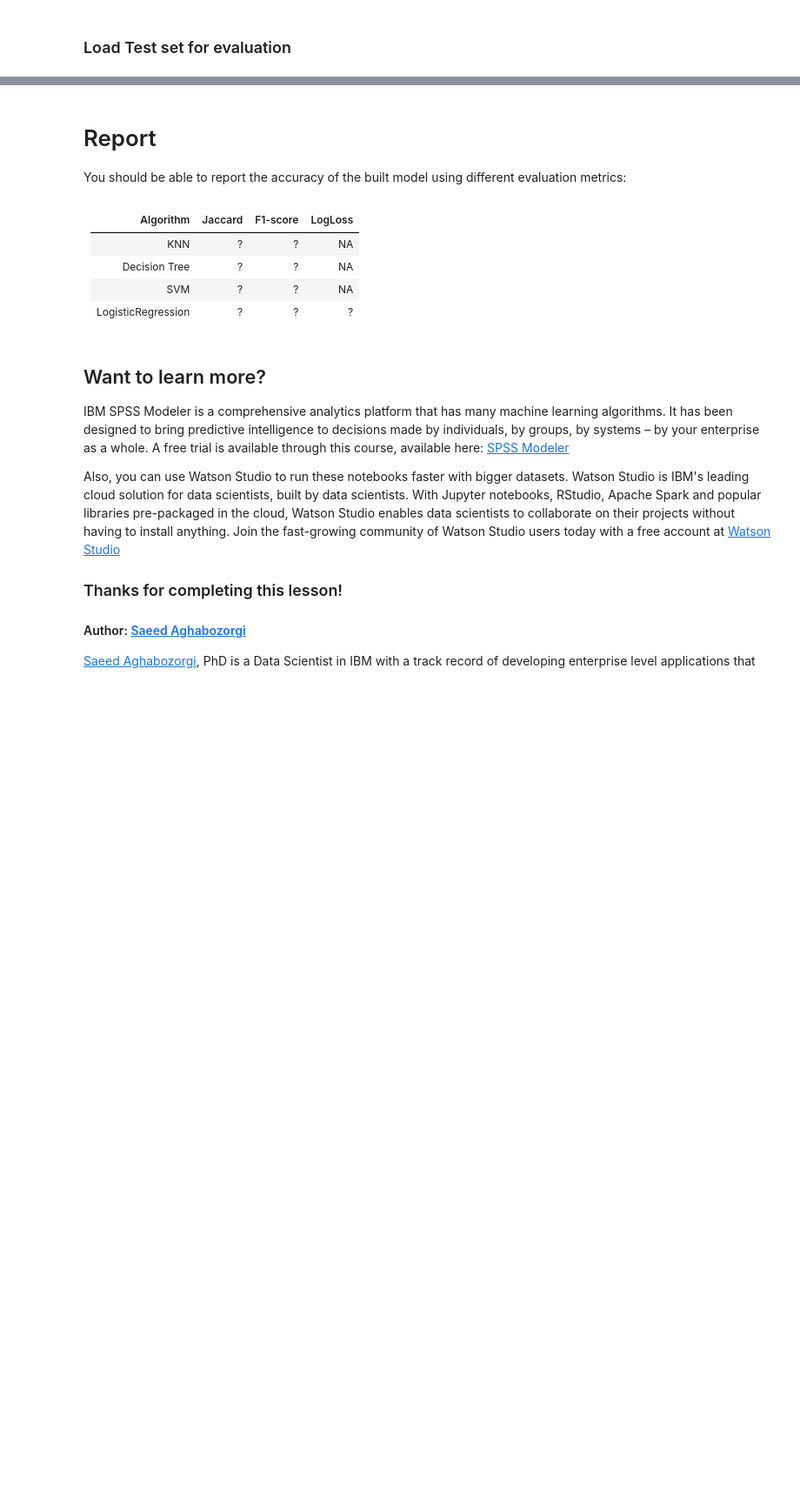
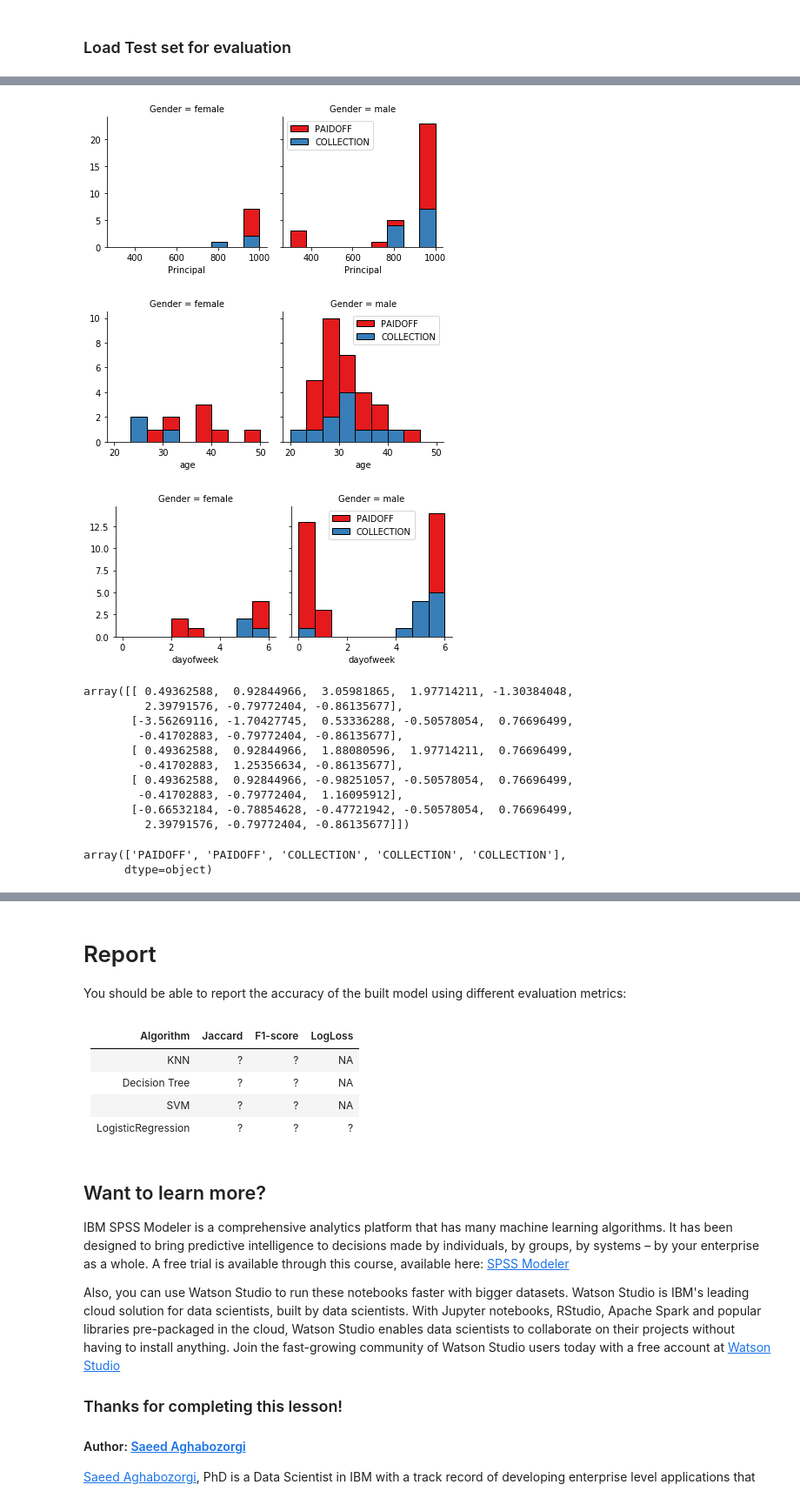
Before and after one commit to luidekakembo/IBM_Coursera_Project, a Jupyter notebook: Data_Science_Notebook.ipynb, the cells around one changed output, grey strips where cells are left out. Shown at 87% size. Drawn from its saved outputs; the diff is of its cells as text; code cells hidden in the pictures; blank space fills up the shorter version.

```diff
--- a/Data_Science_Notebook.ipynb
+++ b/Data_Science_Notebook.ipynb
@@ -331,7 +491,21 @@ test_df['loan_status'].value_counts()
 #Plotting the columns to understand the data better
 import seaborn as sns
 
-#Pre-processing: feature selection/extraction as above
+bins = np.linspace(test_df.Principal.min(), test_df.Principal.max(), 10)
+g = sns.FacetGrid(test_df, col="Gender", hue="loan_status", palette="Set1", col_wrap=2)
+g.map(plt.hist, 'Principal', bins=bins, ec="k")
+
+g.axes[-1].legend()
+plt.show()
+
+bins = np.linspace(test_df.age.min(), test_df.age.max(), 10)
+g = sns.FacetGrid(test_df, col="Gender", hue="loan_status", palette="Set1", col_wrap=2)
+g.map(plt.hist, 'age', bins=bins, ec="k")
+
+g.axes[-1].legend()
+plt.show()
+
+#Pre-processing: feature selection/extraction
 #Looking at the day of the week people take loans
 test_df['dayofweek'] = test_df['effective_date'].dt.dayofweek
 bins = np.linspace(test_df.dayofweek.min(), test_df.dayofweek.max(), 10)
@@ -347,34 +521,48 @@ test_df.head()
 #Convert categorical features to numerical values
 #looking at gender payment metrics
 test_df.groupby(['Gender'])['loan_status'].value_counts(normalize=True)
 
 #Converting male and female to 0 and 1
 test_df['Gender'].replace(to_replace=['male','female'], value=[0,1],inplace=True)
 test_df.head()
 
 #OneHotEncoding Education
 test_df.groupby(['education'])['loan_status'].value_counts(normalize=True)
 
 #Feature before OneHotEncoding
 test_df[['Principal','terms','age','Gender','education']].head()
 
 #Using OneHotEncoder to convert categorical varaibles to binary variables then append them to feature data frame
 Feature_test = test_df[['Principal','terms','age','Gender','weekend']]
-Feature_test = pd.concat([Feature,pd.get_dummies(test_df['education'])], axis=1)
+Feature_test = pd.concat([Feature_test,pd.get_dummies(test_df['education'])], axis=1)
 Feature_test.drop(['Master or Above'], axis = 1,inplace=True)
 Feature_test.head()
 
 #Defining Feature sets X
 X_test2 = Feature_test
 X_test2[0:5]
 
 #What are our labels?
 y_test2 = test_df['loan_status'].values
 y_test2[0:5]
 
 #Normalizing the data
 X_test2 = preprocessing.StandardScaler().fit(X_test2).transform(X_test2)
 X_test2[0:5]
+# %% [output]
+[figure, added]
+[figure, added]
+[figure, added]
+array([[ 0.49362588,  0.92844966,  3.05981865,  1.97714211, -1.30384048,
+         2.39791576, -0.79772404, -0.86135677],
+       [-3.56269116, -1.70427745,  0.53336288, -0.50578054,  0.76696499,
+        -0.41702883, -0.79772404, -0.86135677],
+       [ 0.49362588,  0.92844966,  1.88080596,  1.97714211,  0.76696499,
+        -0.41702883,  1.25356634, -0.86135677],
+       [ 0.49362588,  0.92844966, -0.98251057, -0.50578054,  0.76696499,
+        -0.41702883, -0.79772404,  1.16095912],
+       [-0.66532184, -0.78854628, -0.47721942, -0.50578054,  0.76696499,
+         2.39791576, -0.79772404, -0.86135677]])
 # %%
 #KNN (K Nearest Neigbour) using the Test Set data
 #Starting the algorithm with k2=4
@@ -386,3 +574,6 @@ neigh2
 #Using the model to predict the test set
 yhat2 = neigh.predict(X_test2)
 yhat2[0:5]
+# %% [output]
+array(['PAIDOFF', 'PAIDOFF', 'COLLECTION', 'COLLECTION', 'COLLECTION'],
+      dtype=object)
```
Also changed, not shown: parts of 29 cells of this notebook.
